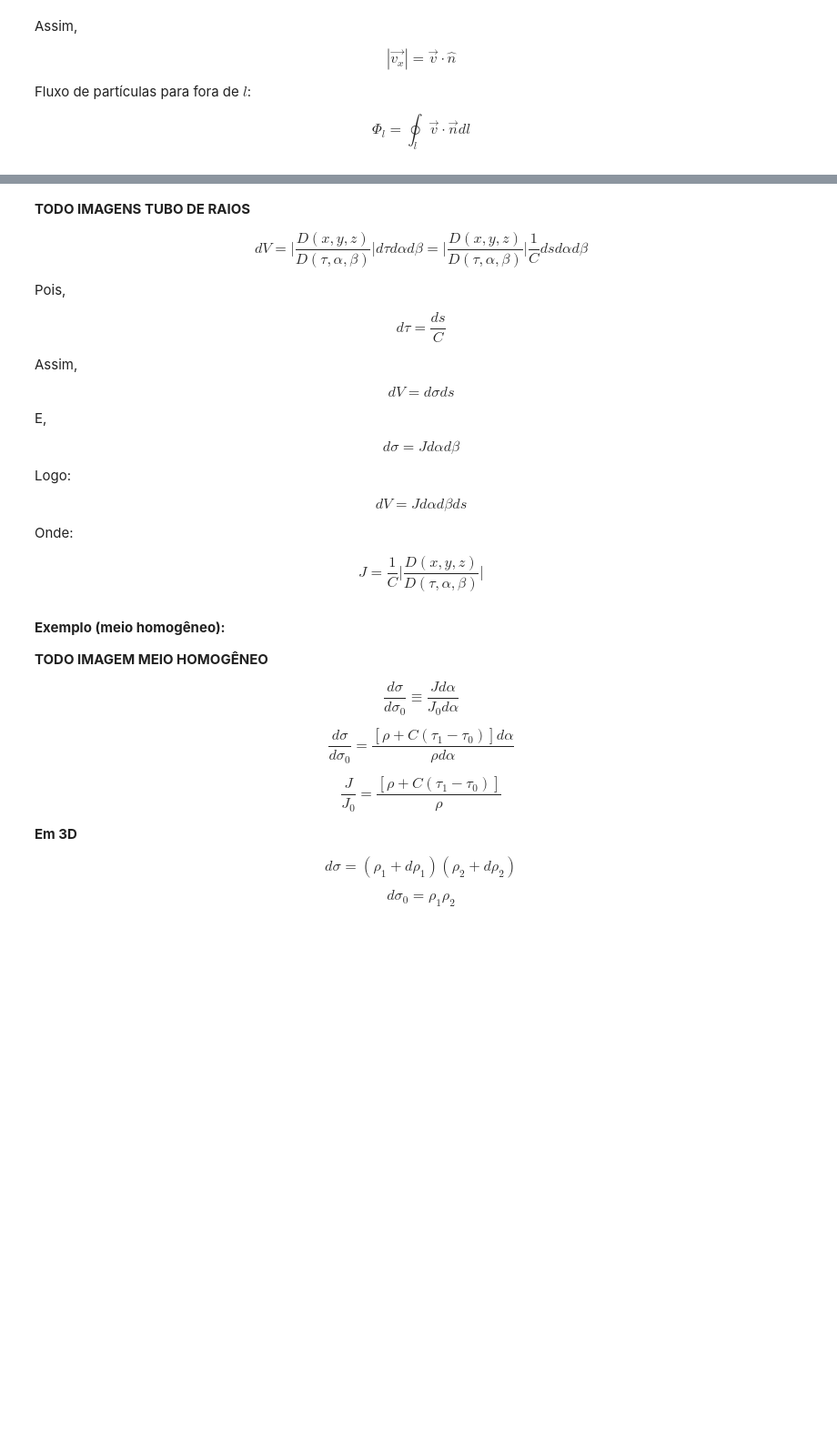
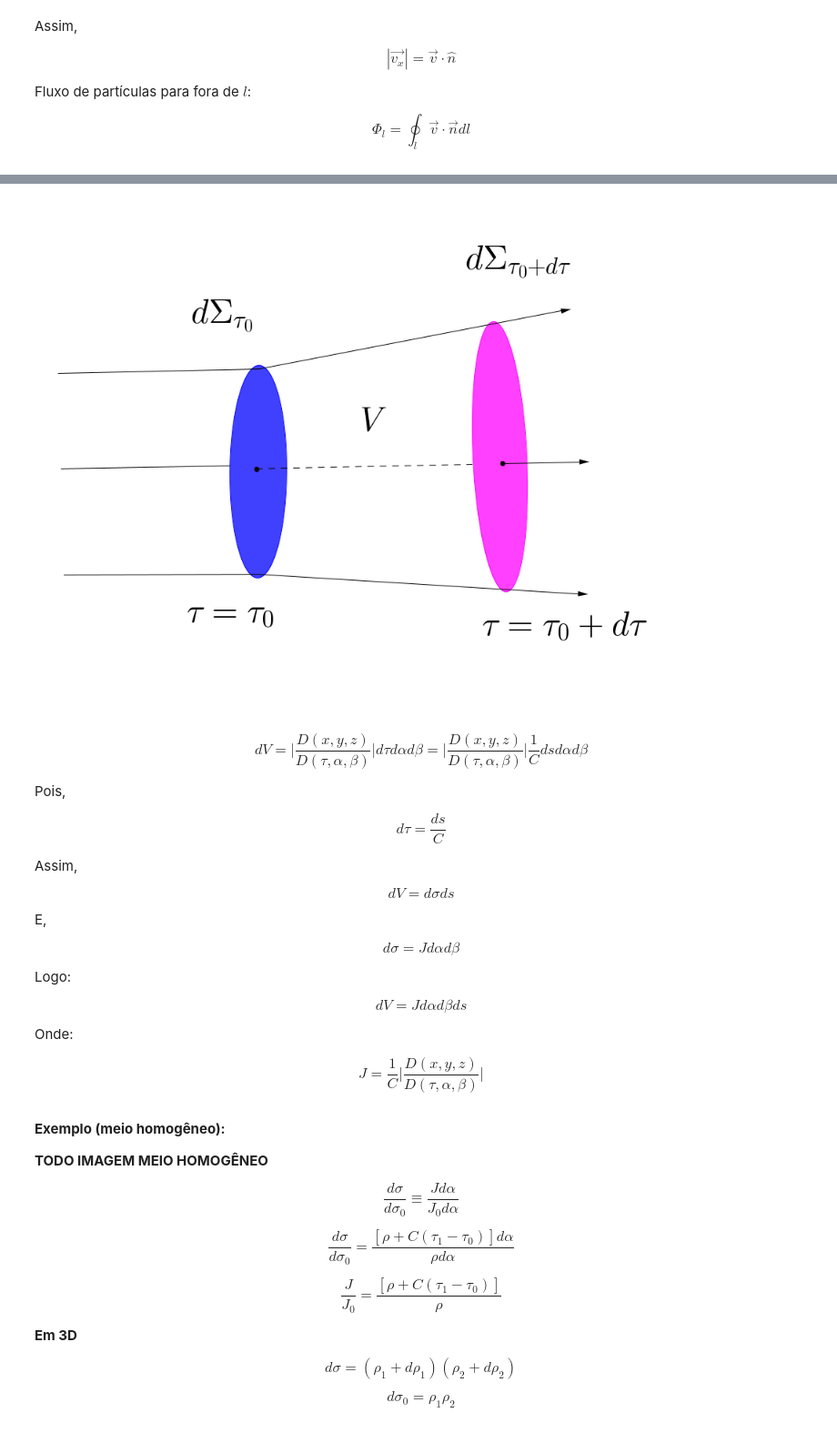
Before and after one commit to diracks-second-brain/teoria-do-raio, a Jupyter notebook: popov/cap3/solutionOfTheTransportEquation.ipynb, the cells around one changed output, grey strips where cells are left out. Shown at 91% size. Cells and saved outputs as stored; diff of their text form; code cells hidden in the pictures; blank space fills up the shorter version.

```diff
--- a/popov/cap3/solutionOfTheTransportEquation.ipynb
+++ b/popov/cap3/solutionOfTheTransportEquation.ipynb
@@ -159,6 +165,9 @@ __TODO MAIS IMAGENS__
+# %%
+from IPython.display import Image
+Image(filename='images/tubo2.png', width=800)
+# %% [output]
+[figure, added]
 # %% [markdown]
-__TODO IMAGENS TUBO DE RAIOS__
-
 $$dV=\Bigg|\frac{D(x,y,z)}{D(\tau,\alpha,\beta)}\Bigg|d\tau d\alpha d\beta=
 \Bigg|\frac{D(x,y,z)}{D(\tau,\alpha,\beta)}\Bigg|\frac{1}{C}dsd\alpha d\beta$$
 
```
Also changed, not shown: parts of 5 cells of this notebook, 6 other files.
